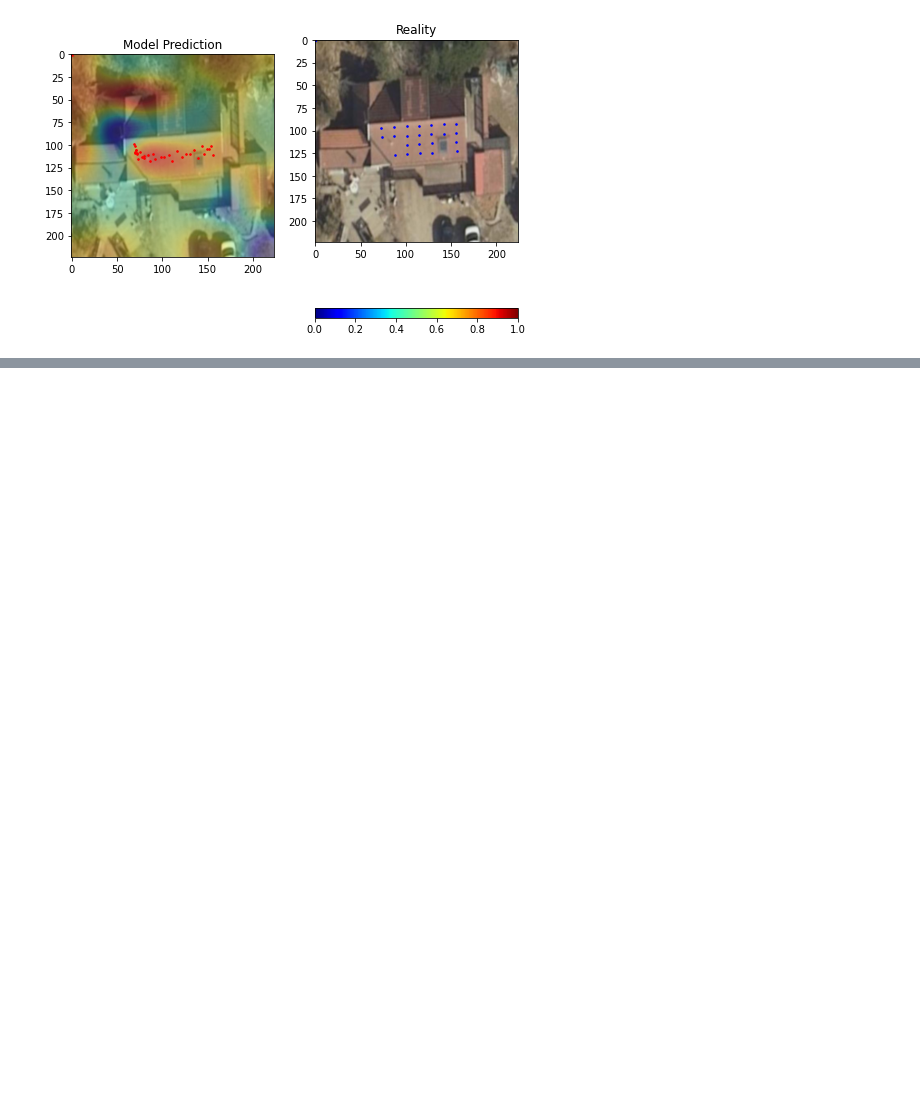
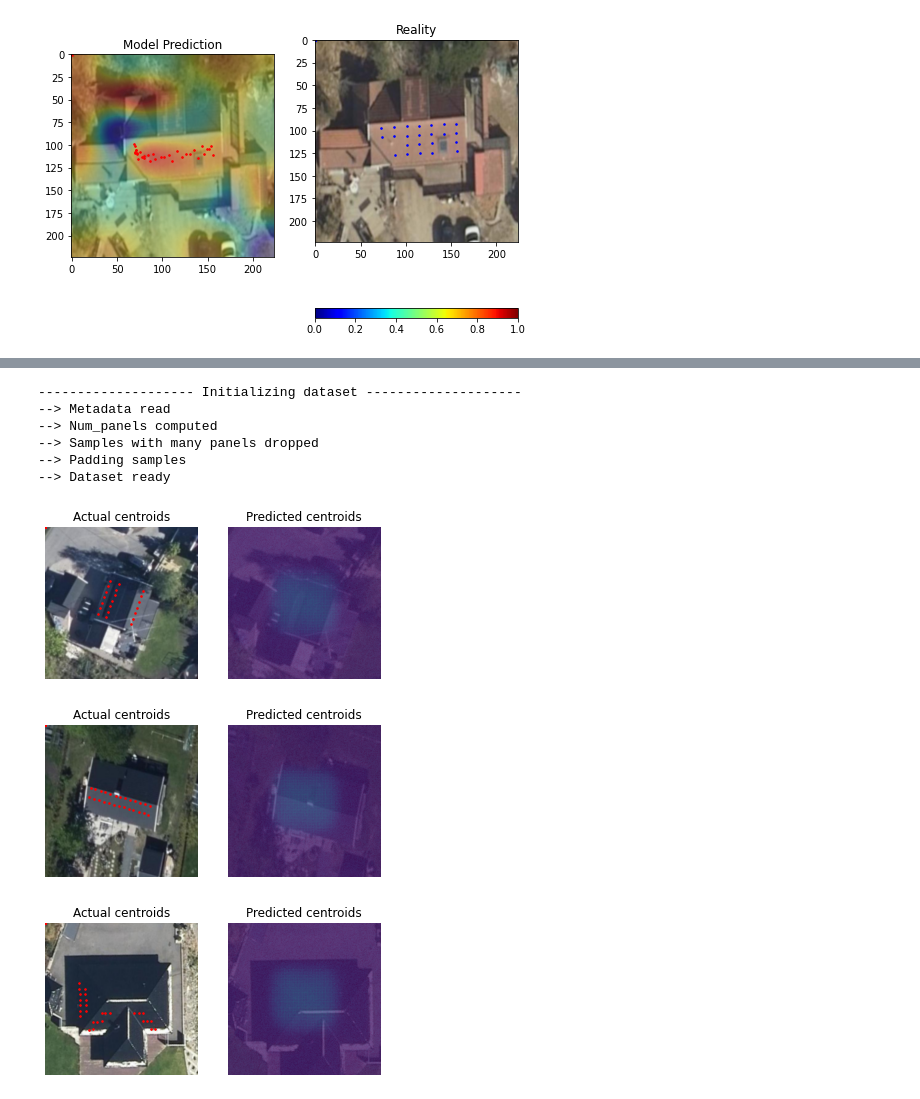
Before and after one commit to WizenPainter/autotetris, a Jupyter notebook: recreate_results.ipynb, the cells around one changed output, grey strips where cells are left out. Drawn from its saved outputs; the diff is of its cells as text; code cells hidden in the pictures; blank space fills up the shorter version.

```diff
--- a/recreate_results.ipynb
+++ b/recreate_results.ipynb
@@ -223,0 +229,4 @@ plt.show()
+# %%
+Path = "trained_models/resnet_heatmap_18_gap2_diff_sgd_04_02_12_22_j.pt"
+model = torch.load(Path, map_location=torch.device('cpu'))
+model.eval()
@@ -223,0 +251,37 @@ plt.show()
+# %%
+path = 'C:/Users/guzma/OneDrive/Documents/TEC/DTU/02456/Project/Github_Project/autotetris/small_sample_out/metadata_sample.hdf'
+
+dataset = RoofDataSet(path, transform=Transforms(new_size=(256,256)), mode = "constant")
+imp_path = dataset.image_paths +  "/"+dataset.id[0]+"-b15-otovowms.jpeg"
+image = cv2.imread(imp_path)
+image = cv2.cvtColor(image, cv2.COLOR_BGR2RGB)
+#%%
+# split the dataset into training, validation and test sets
+# Create testset
+len_test_set = int(0.1*len(dataset))
+len_train_set = len(dataset) - len_test_set
+# %% [output]
+-------------------- Initializing dataset --------------------
+--> Metadata read
+--> Num_panels computed
+--> Samples with many panels dropped
+--> Padding samples
+--> Dataset ready
+# %%
+train_dataset , test_dataset  = torch.utils.data.random_split(dataset, [len_train_set, len_test_set])
+
+
+len_valid_set = int(0.1*len(train_dataset))
+len_train_set = len(train_dataset) - len_valid_set
+
+train_dataset, valid_dataset = torch.utils.data.random_split(train_dataset, [len_train_set, len_valid_set])
+# %%
+train_loader = DataLoader(train_dataset, batch_size=32, shuffle=True)
+valid_loader = DataLoader(valid_dataset, batch_size=32, shuffle=True)
+test_loader = DataLoader(test_dataset, batch_size=1, shuffle=False, collate_fn=lambda x: tuple(x_.to("cpu") for x_ in default_collate(x)))
+# %%
+test_model_heat(model, test_loader, 3)
+# %% [output]
+[figure, added]
+[figure, added]
+[figure, added]
```
Also changed, not shown: parts of 6 cells of this notebook, 8 other files.
